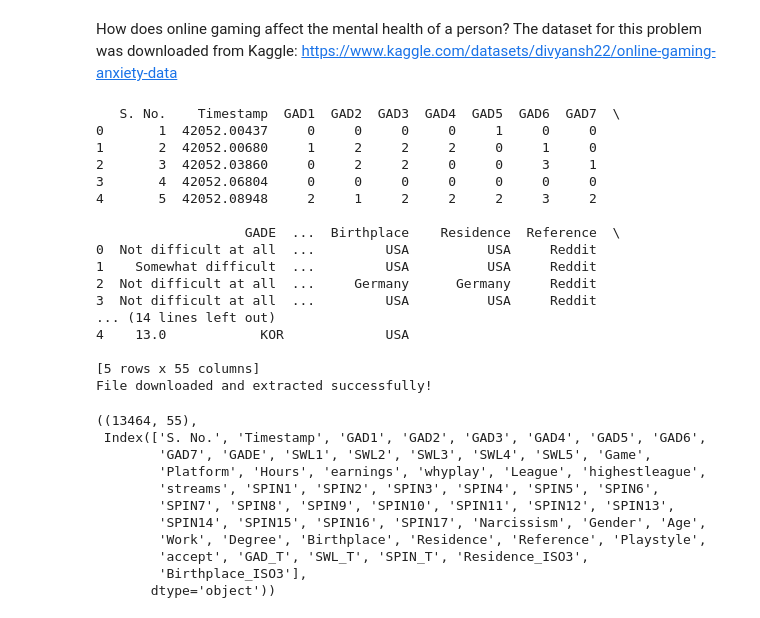
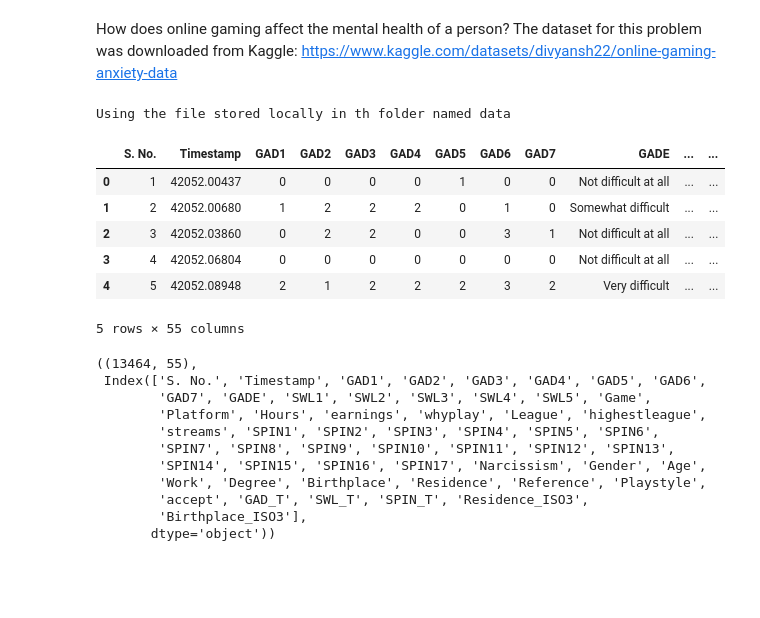
Before and after one commit to sakshamlakhera/CSE587, a Jupyter notebook: notebook/datafetch.ipynb, the cells around one changed output. Saved outputs shown, nothing was run; the diff lists cells and outputs as text; code cells hidden in the pictures; blank space fills up the shorter version.

Commit message:
Final changes on GamingData

```diff
--- a/notebook/datafetch.ipynb
+++ b/notebook/datafetch.ipynb
@@ -182,4 +182,5 @@ import requests
 import zipfile
 import io
 import os
+import pandas as pd
 
@@ -187,42 +188,33 @@ url = 'https://storage.googleapis.com/kaggle-data-sets/820200/1403222/compressed
 
 # Download the file
 response = requests.get(url)
 
 # Check if the download was successful
 if response.status_code == 200:
     # Create a file-like object from the response content
     zip_file = zipfile.ZipFile(io.BytesIO(response.content))
 
     # Iterate over the files in the zip archive
     for file_name in zip_file.namelist():
         with zip_file.open(file_name) as extracted_file:
             # Read the content of the extracted file
             gaming_dat = pd.read_csv(extracted_file, encoding='ISO-8859-1')
 
-            print(gaming_dat.head())
-
     print('File downloaded and extracted successfully!')
 else:
-    print('Using the file stored locally in th folder named data')
+    print('Using the file stored locally in the folder named data')
     gaming_dat = pd.read_csv(r"./data/gamedata.csv", encoding='ISO-8859-1')
+
+gaming_dat.head()
 # %% [output]
-   S. No.    Timestamp  GAD1  GAD2  GAD3  GAD4  GAD5  GAD6  GAD7  \
-0       1  42052.00437     0     0     0     0     1     0     0
-1       2  42052.00680     1     2     2     2     0     1     0
-2       3  42052.03860     0     2     2     0     0     3     1
-3       4  42052.06804     0     0     0     0     0     0     0
-4       5  42052.08948     2     1     2     2     2     3     2
-
-                   GADE  ...  Birthplace    Residence  Reference  \
-0  Not difficult at all  ...         USA          USA     Reddit
-1    Somewhat difficult  ...         USA          USA     Reddit
-2  Not difficult at all  ...     Germany      Germany     Reddit
-3  Not difficult at all  ...         USA          USA     Reddit
-... (14 lines left out)
-4    13.0            KOR             USA
-
-[5 rows x 55 columns]
-File downloaded and extracted successfully!
+Using the file stored locally in th folder named data
+|  | S. No. | Timestamp | GAD1 | GAD2 | GAD3 | GAD4 | GAD5 | GAD6 | GAD7 | GADE | ... | ... |
+| 0 | 1 | 42052.00437 | 0 | 0 | 0 | 0 | 1 | 0 | 0 | Not difficult at all | ... | ... |
+| 1 | 2 | 42052.00680 | 1 | 2 | 2 | 2 | 0 | 1 | 0 | Somewhat difficult | ... | ... |
+| 2 | 3 | 42052.03860 | 0 | 2 | 2 | 0 | 0 | 3 | 1 | Not difficult at all | ... | ... |
+| 3 | 4 | 42052.06804 | 0 | 0 | 0 | 0 | 0 | 0 | 0 | Not difficult at all | ... | ... |
+| 4 | 5 | 42052.08948 | 2 | 1 | 2 | 2 | 2 | 3 | 2 | Very difficult | ... | ... |
+5 rows × 55 columns
 # %%
 # dataset size
 gaming_dat.shape, gaming_dat.columns
```
